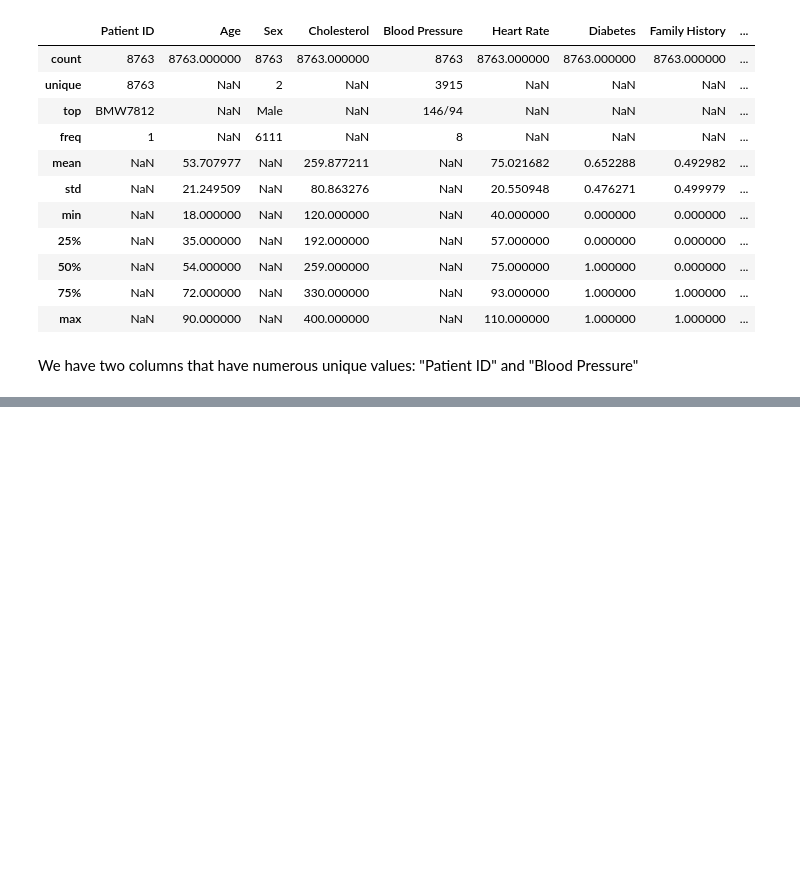
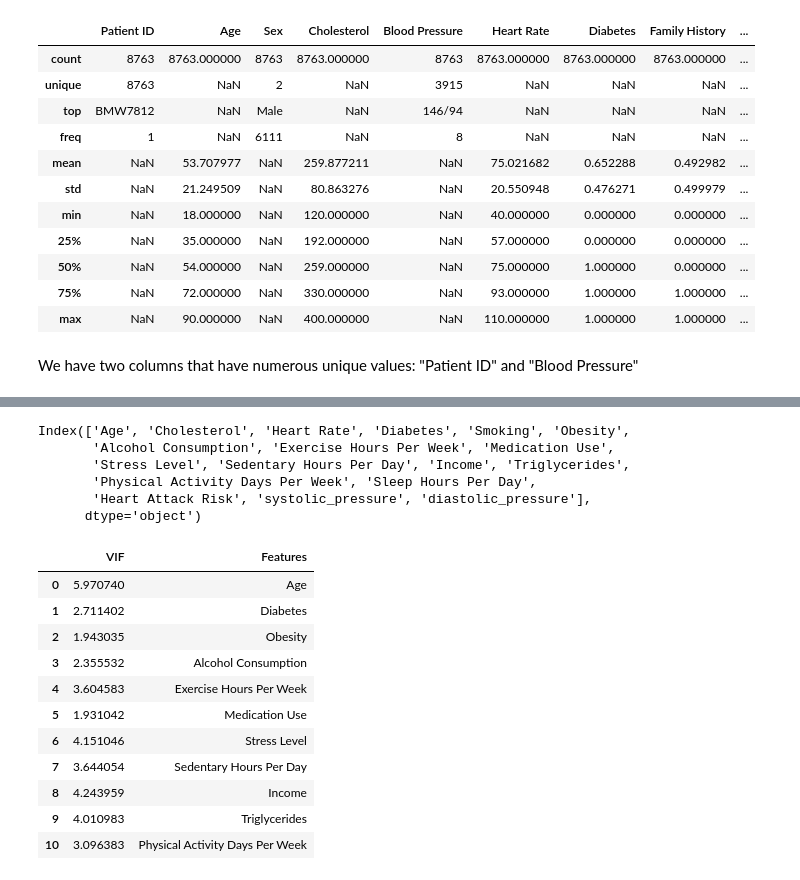
Before and after one commit to narimanm0/DS-ML, a Jupyter notebook: heartAttack/heartAttack_risk.ipynb, the cells around one changed output, grey strips where cells are left out. Cells and saved outputs as stored; diff of their text form; code cells hidden in the pictures; blank space fills up the shorter version.

```diff
--- a/heartAttack/heartAttack_risk.ipynb
+++ b/heartAttack/heartAttack_risk.ipynb
@@ -70,2 +58,2 @@ data = data.drop(["Blood Pressure"], axis=1)
 # %%
-data
+data = data.drop(["Country"], axis=1)
@@ -85,0 +82,2 @@ data
+# %%
+data_cat = data.select_dtypes(include='object').columns.tolist()
@@ -85,0 +88,2 @@ data
+# %%
+data_num = data.drop(data_cat, axis=1)
@@ -85,0 +112,50 @@ data
+# %%
+data_num = data_num.drop("Family History|Previous Heart Problems|BMI".split("|"), axis=1)
+# %%
+data_num.columns
+# %% [output]
+Index(['Age', 'Cholesterol', 'Heart Rate', 'Diabetes', 'Smoking', 'Obesity',
+       'Alcohol Consumption', 'Exercise Hours Per Week', 'Medication Use',
+       'Stress Level', 'Sedentary Hours Per Day', 'Income', 'Triglycerides',
+       'Physical Activity Days Per Week', 'Sleep Hours Per Day',
+       'Heart Attack Risk', 'systolic_pressure', 'diastolic_pressure'],
+      dtype='object')
+# %%
+from statsmodels.stats.outliers_influence import variance_inflation_factor
+
+variables = data_num[[
+    'Age',
+    # 'Cholesterol',
+    # 'Heart Rate',
+    'Diabetes',
+    # 'Smoking',
+    'Obesity',
+       'Alcohol Consumption',
+    'Exercise Hours Per Week',
+    'Medication Use',
+       'Stress Level',
+    'Sedentary Hours Per Day',
+    'Income', 'Triglycerides',
+       'Physical Activity Days Per Week',
+    # 'Sleep Hours Per Day',
+    # 'systolic_pressure',
+    # 'diastolic_pressure'
+]]
+
+vif = pd.DataFrame()
+vif["VIF"] = [variance_inflation_factor(variables.values, i) for i in range(variables.shape[1])]
+vif["Features"] = variables.columns
+vif
+# %% [output]
+|  | VIF | Features |
+| 0 | 5.970740 | Age |
+| 1 | 2.711402 | Diabetes |
+| 2 | 1.943035 | Obesity |
+| 3 | 2.355532 | Alcohol Consumption |
+| 4 | 3.604583 | Exercise Hours Per Week |
+| 5 | 1.931042 | Medication Use |
+| 6 | 4.151046 | Stress Level |
+| 7 | 3.644054 | Sedentary Hours Per Day |
+| 8 | 4.243959 | Income |
+| 9 | 4.010983 | Triglycerides |
+| 10 | 3.096383 | Physical Activity Days Per Week |
```
Also changed, not shown: parts of 11 cells of this notebook.
